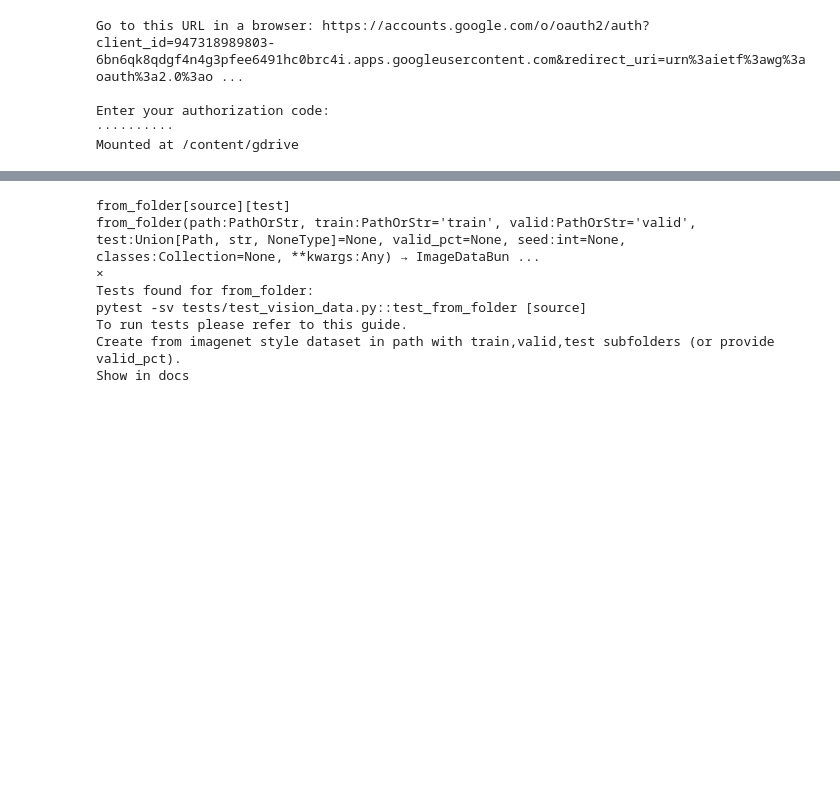
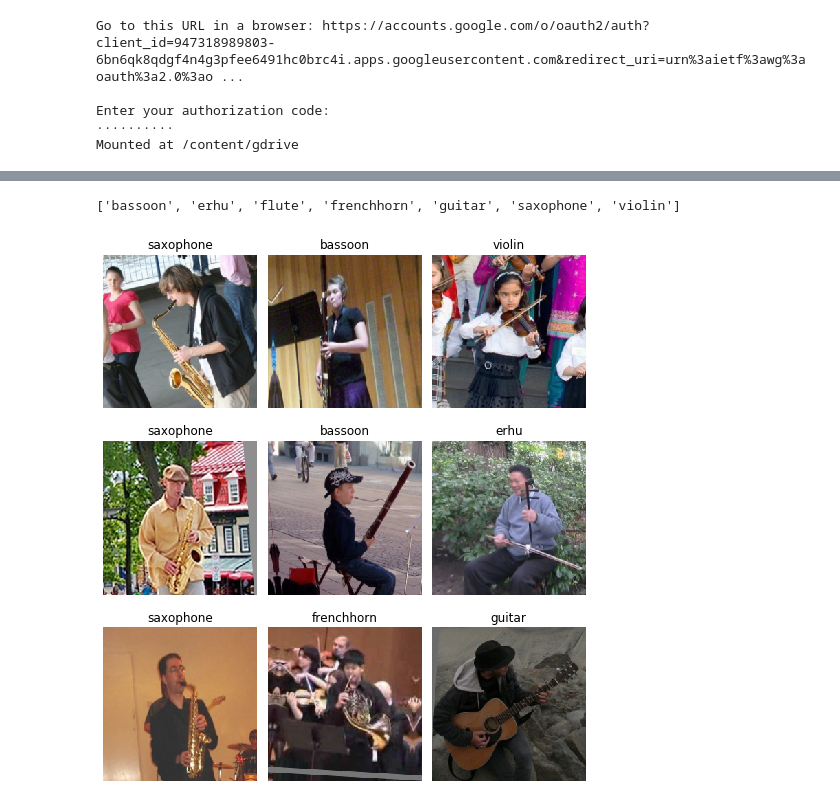
Before and after one commit to politeles/ImageClassification, a Jupyter notebook: ppmi.ipynb, the cells around one changed output, grey strips where cells are left out. Cells and saved outputs as stored; diff of their text form; code cells hidden in the pictures; blank space fills up the shorter version.

```diff
--- a/ppmi.ipynb
+++ b/ppmi.ipynb
@@ -56,15 +80,12 @@ for c in folders:
 # %%
 np.random.seed(42)
-data = ImageDataBunch.from_folder(path, train=".", valid_pct=0.2,
-        ds_tfms=get_transforms(), size=224, num_workers=4).normalize(imagenet_stats)
+path_play_instrument = Path(base_dir + 'data/norm_ppmi_7class/play_instrument/' )
+data = ImageDataBunch.from_folder(path_play_instrument, valid_pct=0.2,ds_tfms=get_transforms(), size=224, num_workers=4).normalize(imagenet_stats)
-# %%
-doc(ImageDataBunch.from_folder)
-# %% [output]
-from_folder[source][test]
-from_folder(path:PathOrStr, train:PathOrStr='train', valid:PathOrStr='valid', test:Union[Path, str, NoneType]=None, valid_pct=None, seed:int=None, classes:Collection=None, **kwargs:Any) → ImageDataBun ...
-×
-Tests found for from_folder:
-pytest -sv tests/test_vision_data.py::test_from_folder [source]
-To run tests please refer to this guide.
-Create from imagenet style dataset in path with train,valid,test subfolders (or provide valid_pct).
-Show in docs
+# %%
+data.classes
+# %% [output]
+['bassoon', 'erhu', 'flute', 'frenchhorn', 'guitar', 'saxophone', 'violin']
+# %%
+data.show_batch(rows=3, figsize=(7,8))
+# %% [output]
+[figure, added]
```
Also changed, not shown: parts of 18 cells of this notebook.
